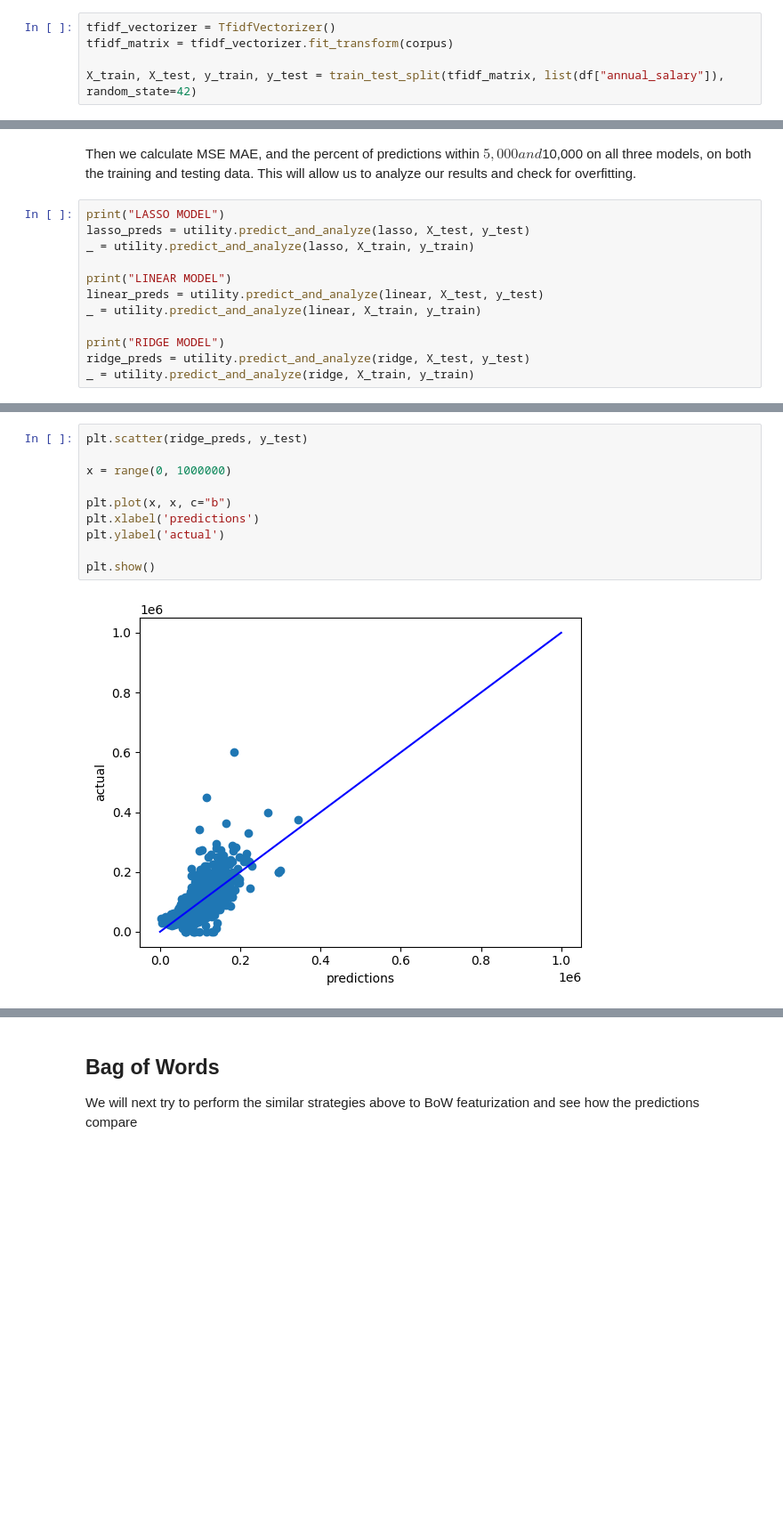
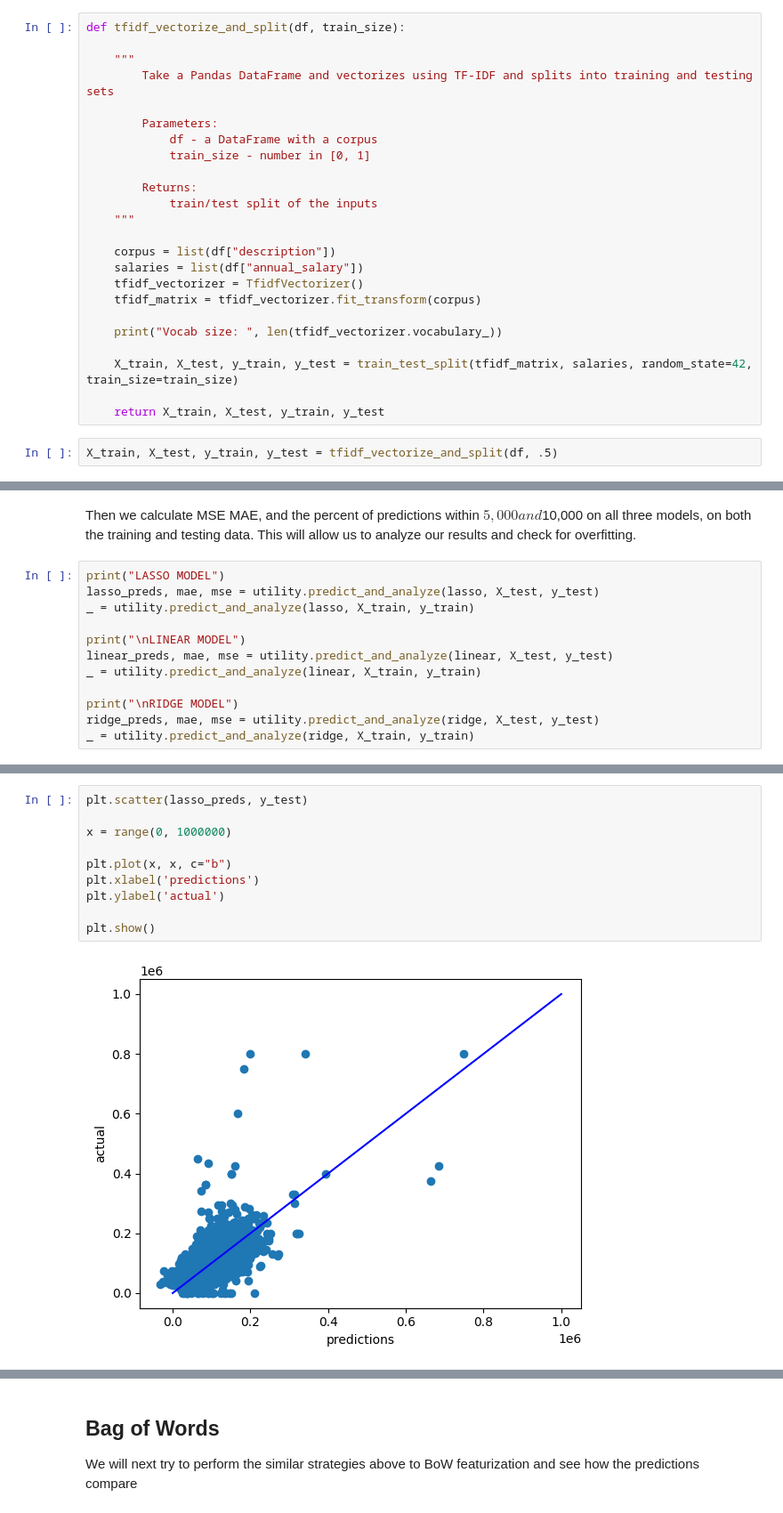
Before and after one commit to maxnbf/salary_prediction, a Jupyter notebook: text_manipulation.ipynb, the cells around one changed output, grey strips where cells are left out. Shown at 89% size. Drawn from its saved outputs; the diff is of its cells as text; blank space fills up the shorter version.

```diff
--- a/text_manipulation.ipynb
+++ b/text_manipulation.ipynb
@@ -60,8 +69,29 @@ df["len"].plot.hist()
 TF-IDF
 ----
 Our first featurization technique is using a TF-IDF Matrix
-# %%
-tfidf_vectorizer = TfidfVectorizer()
-tfidf_matrix = tfidf_vectorizer.fit_transform(corpus)
-
-X_train, X_test, y_train, y_test = train_test_split(tfidf_matrix, list(df["annual_salary"]), random_state=42)
+# %%
+def tfidf_vectorize_and_split(df, train_size):
+
+    """
+        Take a Pandas DataFrame and vectorizes using TF-IDF and splits into training and testing sets
+
+        Parameters:
+            df - a DataFrame with a corpus
+            train_size - number in [0, 1]
+
+        Returns:
+            train/test split of the inputs
+    """
+
+    corpus = list(df["description"])
+    salaries = list(df["annual_salary"])
+    tfidf_vectorizer = TfidfVectorizer()
+    tfidf_matrix = tfidf_vectorizer.fit_transform(corpus)
+
+    print("Vocab size: ", len(tfidf_vectorizer.vocabulary_))
+
+    X_train, X_test, y_train, y_test = train_test_split(tfidf_matrix, salaries, random_state=42, train_size=train_size)
+
+    return X_train, X_test, y_train, y_test
+# %%
+X_train, X_test, y_train, y_test = tfidf_vectorize_and_split(df, .5)
@@ -100,15 +132,15 @@ for i in range(5):
 Then we calculate MSE MAE, and the percent of predictions within $5,000 and $10,000 on all three models, on both the training and testing data. This will allow us to analyze our results and check for overfitting.
 # %%
 print("LASSO MODEL")
-lasso_preds = utility.predict_and_analyze(lasso, X_test, y_test)
+lasso_preds, mae, mse = utility.predict_and_analyze(lasso, X_test, y_test)
 _ = utility.predict_and_analyze(lasso, X_train, y_train)
 
-print("LINEAR MODEL")
-linear_preds = utility.predict_and_analyze(linear, X_test, y_test)
+print("\nLINEAR MODEL")
+linear_preds, mae, mse = utility.predict_and_analyze(linear, X_test, y_test)
 _ = utility.predict_and_analyze(linear, X_train, y_train)
 
-print("RIDGE MODEL")
-ridge_preds = utility.predict_and_analyze(ridge, X_test, y_test)
+print("\nRIDGE MODEL")
+ridge_preds, mae, mse = utility.predict_and_analyze(ridge, X_test, y_test)
 _ = utility.predict_and_analyze(ridge, X_train, y_train)
 # %% [output]
 LASSO MODEL
@@ -137,13 +165,13 @@ coefs = ridge.coef_
 # %%
-plt.scatter(ridge_preds, y_test)
+plt.scatter(lasso_preds, y_test)
 
 x = range(0, 1000000)
 
 plt.plot(x, x, c="b")
 plt.xlabel('predictions')
 plt.ylabel('actual')
 
 plt.show()
 # %% [output]
-[figure, old version]
+[figure, new version]
 # %% [markdown]
```
Also changed, not shown: parts of 41 cells of this notebook, 2 other files.
